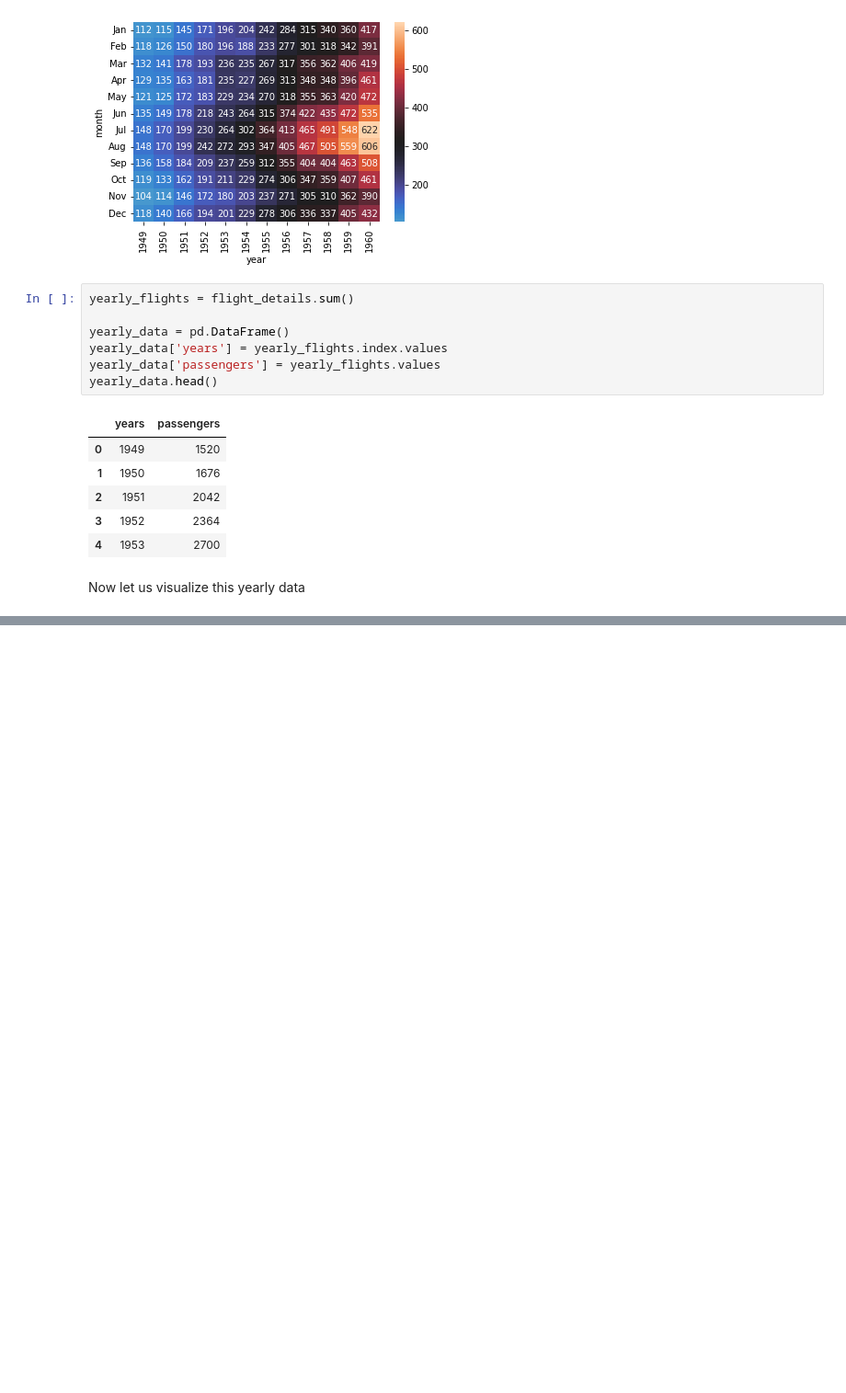
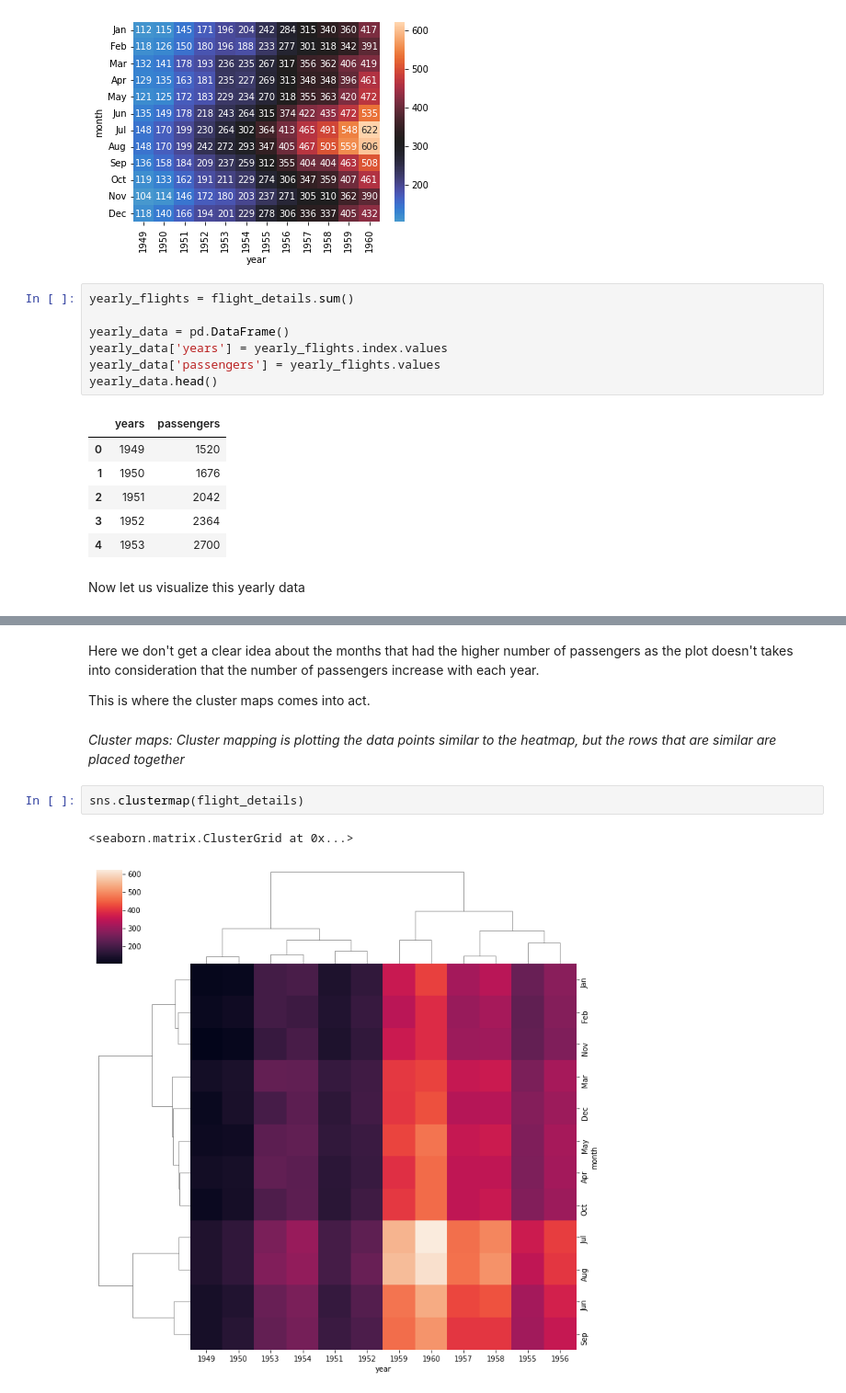
Before and after one commit to albinjohn366/DataScience_Tutorials, a Jupyter notebook: DataVisualization.ipynb, the cells around one changed output, grey strips where cells are left out. Shown at 92% size. Drawn from its saved outputs; the diff is of its cells as text; blank space fills up the shorter version.

```diff
--- a/DataVisualization.ipynb
+++ b/DataVisualization.ipynb
@@ -313,0 +316,11 @@ sns.heatmap(flight_details, cmap='Purples', ax=axis[1], cbar_kws={'orientation':
+# %% [markdown]
+Here we don't get a clear idea about the months that had the higher number of passengers as the plot doesn't takes into consideration that the number of passengers increase with each year.
+
+This is where the cluster maps comes into act.
+# %% [markdown]
+*Cluster maps: Cluster mapping is plotting the data points similar to the heatmap, but the rows that are similar are placed together*
+# %%
+sns.clustermap(flight_details)
+# %% [output]
+<seaborn.matrix.ClusterGrid at 0x...>
+[figure, added]
```
Also changed, not shown: parts of 28 cells of this notebook.
